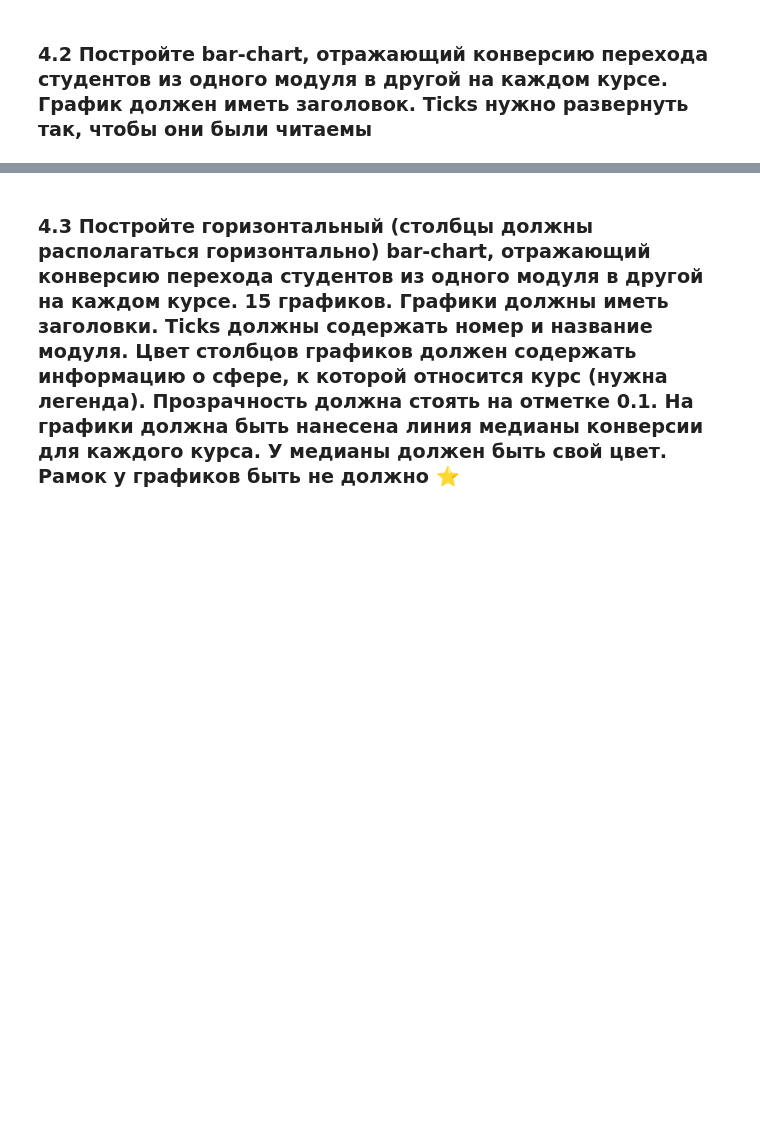
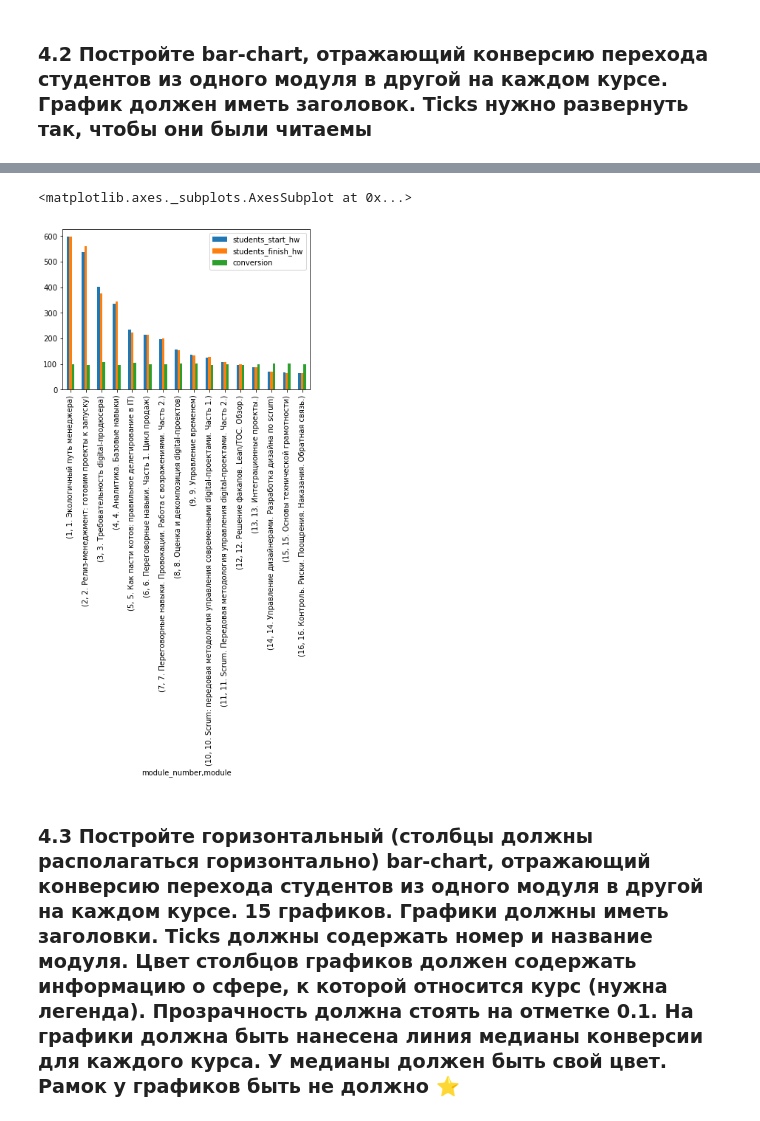
Before and after one commit to greymetall/data_science, a Jupyter notebook: Coursework#1/Coursework_analytics_1.ipynb, the cells around one changed output, grey strips where cells are left out. Cells and saved outputs as stored; diff of their text form; code cells hidden in the pictures; blank space fills up the shorter version.

```diff
--- a/Coursework#1/Coursework_analytics_1.ipynb
+++ b/Coursework#1/Coursework_analytics_1.ipynb
@@ -1181,0 +1180,2 @@ plt.show()
+# %%
+df_with_hw = df_merged[df_merged.is_homework]
@@ -1181,0 +1252,3 @@ plt.show()
+# %%
+mask = df_all_lessons.lesson_number < df_all_lessons.lesson_number_all # задаём маску выборки по условию
+df_all_lessons.loc[mask, 'finish_date'] = pd.NaT # заменяем значения колонки finish_date на NaT там, где студент выполнил не все д/в модуле
@@ -1181,0 +1416,24 @@ plt.show()
+# %%
+# группируем по курсам и модулям со счётчиком по количеству студентов, начавших и закончивших каждый из модулей
+df_final_count = true_progress.reset_index().groupby(['course_title', 'module_number'])\
+                                                [['start_date', 'finish_date']]\
+                                       .count()
+
+# создаём новый массив, в котором колонка final_date будет смещена относительно start_date
+# это необходимо для расчёта конверсии
+# пустые образовавшиеся ячейки с NaN после сдвига, заполним значениями из колонки start_date из первого модуля каждого курса
+df_conversion1 = pd.DataFrame()
+for course in courses:
+    value = df_final_count.loc[(course, df_final_count.loc[course].index.min()), 'start_date']
+    df_conversion1 = df_conversion1.append(
+                                         pd.concat([df_final_count.loc[[course], ['start_date']],
+                                                    df_final_count.loc[[course]]\
+                                                    .finish_date.shift(fill_value=value)\
+                                                    .to_frame()], axis='columns')
+                                        )
+
+# добавим колонку с рассчитанной конверсией в долях
+df_conversion1.loc[:, 'conversion'] = (df_conversion1.start_date / df_conversion1.finish_date * 100)
+
+# и в процентах
+df_conversion1.loc[:, 'conversion_pct'] = df_conversion1.conversion.apply(lambda val: f'{val:.2f}%')
@@ -1184,3 +1582,8 @@ plt.show()
+# %%
+df_conversion.loc[course].plot.bar()
+# %% [output]
+<matplotlib.axes._subplots.AxesSubplot at 0x...>
+[figure, added]
 # %% [markdown]
 ### 4.3 Постройте горизонтальный (столбцы должны располагаться горизонтально) bar-chart, отражающий конверсию перехода студентов из одного модуля в другой на каждом курсе. 15 графиков. Графики должны иметь заголовки. Ticks должны содержать номер и название модуля. Цвет столбцов графиков должен содержать информацию о сфере, к которой относится курс (нужна легенда). Прозрачность должна стоять на отметке 0.1. На графики должна быть нанесена линия медианы конверсии для каждого курса. У медианы должен быть свой цвет. Рамок у графиков быть не должно ⭐
 # %% [markdown]
```
Also changed, not shown: parts of 42 cells of this notebook.
